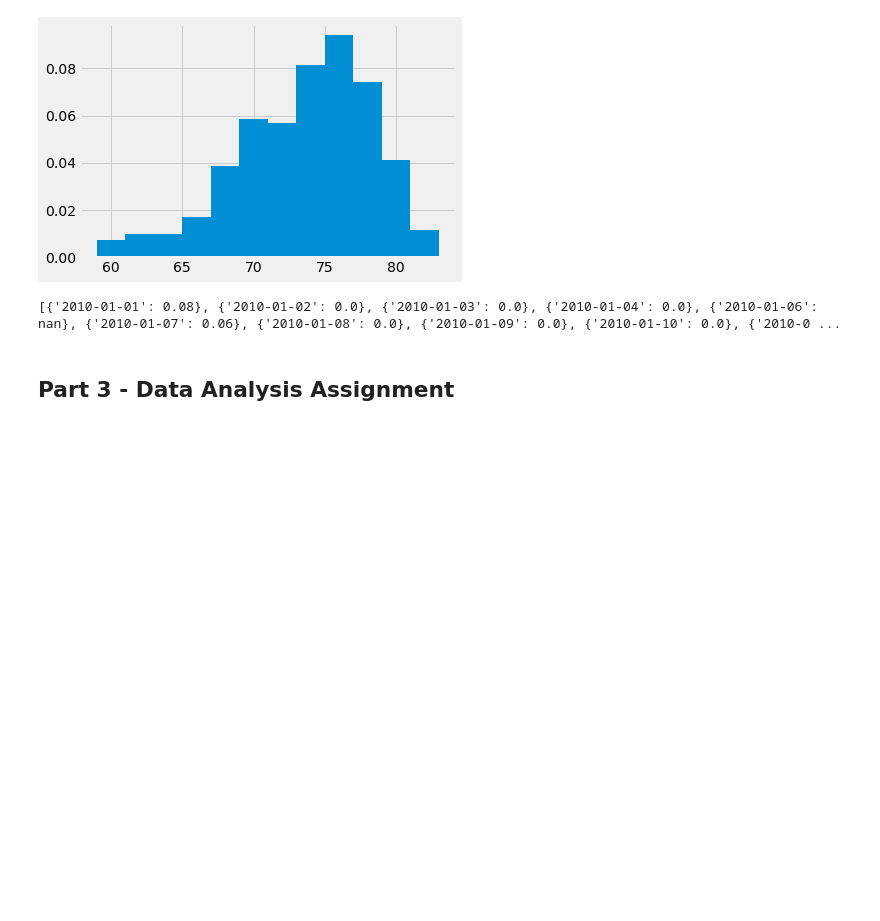
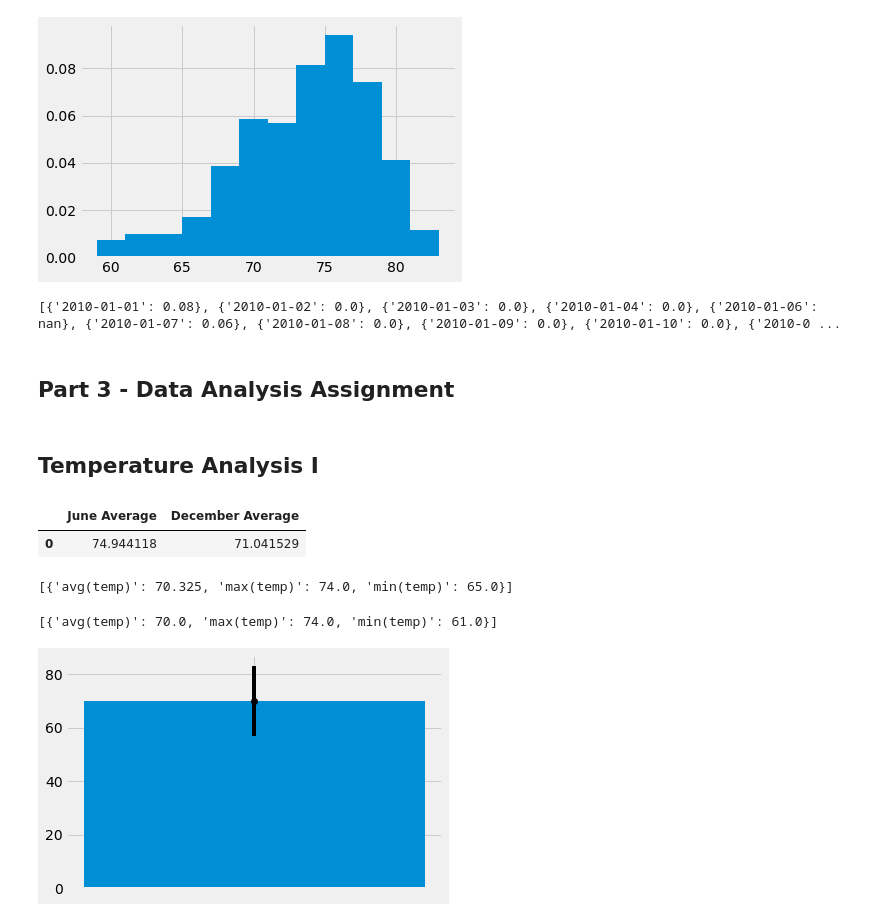
Before and after one commit to citizendez/SQLAlchemy-Challenge, a Jupyter notebook: climate_starter.ipynb, the cells around one changed output. Cells and saved outputs as stored; diff of their text form; code cells hidden in the pictures; blank space fills up the shorter version.

```diff
--- a/climate_starter.ipynb
+++ b/climate_starter.ipynb
@@ -170,3 +175,20 @@ print(lst)
 [{'2010-01-01': 0.08}, {'2010-01-02': 0.0}, {'2010-01-03': 0.0}, {'2010-01-04': 0.0}, {'2010-01-06': nan}, {'2010-01-07': 0.06}, {'2010-01-08': 0.0}, {'2010-01-09': 0.0}, {'2010-01-10': 0.0}, {'2010-0 ...
 # %% [markdown]
 ## Part 3 - Data Analysis Assignment
+# %% [markdown]
+## Temperature Analysis I
+# %%
+df = pd.read_sql("""
+    SELECT
+        (SELECT avg(temp) as Average_Temp
+        FROM station_measurements
+        WHERE strftime('%m',date) = '06' ) [June Average],
+
+        (SELECT avg(temp) as Average_Temp
+        FROM station_measurements
+        WHERE strftime('%m',date) = '12') [December Average];
+""", engine)
+df
+# %% [output]
+|  | June Average | December Average |
+| 0 | 74.944118 | 71.041529 |
@@ -185,19 +209,40 @@ def calc_temps(start_date, end_date):
     """
 
     # your code here
-
-    return # your code here
+    response = requests.get(f'http://127.0.0.1:5000//api/v1.0/{start_date}/{end_date}')
+    result = response.json()
+    return result
 
 # function usage example
 print(calc_temps('2012-02-28', '2012-03-05'))
+# %% [output]
+[{'avg(temp)': 70.325, 'max(temp)': 74.0, 'min(temp)': 65.0}]
 # %%
 # Use your previous function `calc_temps` to calculate the tmin, tavg, and tmax
 # for your trip using the previous year's data for those same dates.
+temps = (calc_temps('2011-02-28', '2011-03-05'))
+print(temps)
+# %% [output]
+[{'avg(temp)': 70.0, 'max(temp)': 74.0, 'min(temp)': 61.0}]
 # %%
 # Plot the results from your previous query as a bar chart.
 # Use "Trip Avg Temp" as your Title
 # Use the average temperature for the y value
 # Use the peak-to-peak (tmax-tmin) value as the y error bar (yerr)
+maxt = temps[0]['max(temp)']
+mint = temps[0]['min(temp)']
+y_error = maxt - mint
+xaxis = ['']
+yaxis = temps[0]['avg(temp)']
+plt.bar(xaxis, yaxis)
+plt.errorbar(xaxis, yaxis,
+             yerr = y_error,
+             fmt ='o', color = 'black')
+#plt.title("Trip Avg Temp")
+#plt.ylabel('Temp (F)')
+plt.show()
+# %% [output]
+[figure, added]
 # %%
 # Calculate the total amount of rainfall per weather station for your trip dates using the previous year's matching dates.
 # Sort this in descending order by precipitation amount and list the station, name, latitude, longitude, and elevation
```
Also changed, not shown: parts of 6 cells of this notebook, 3 other files.
